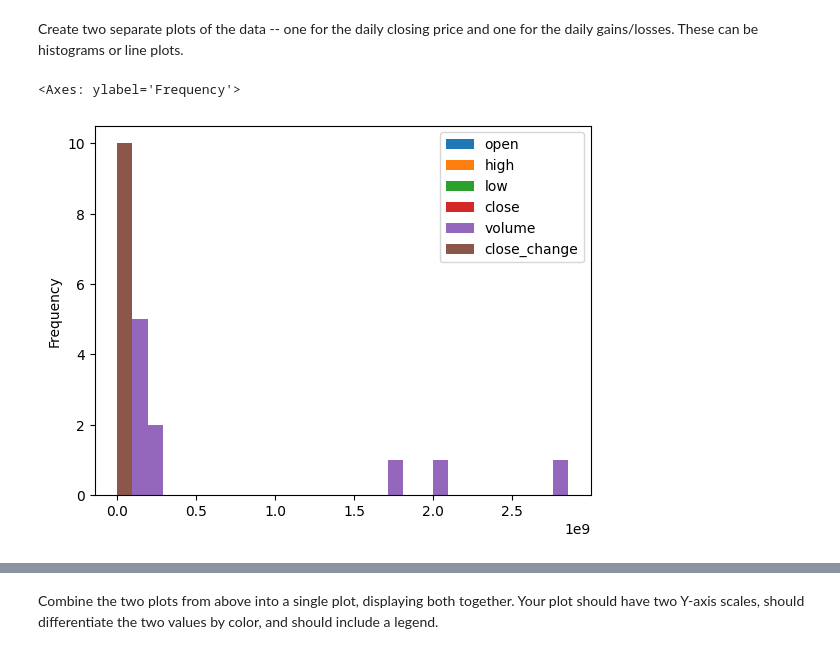
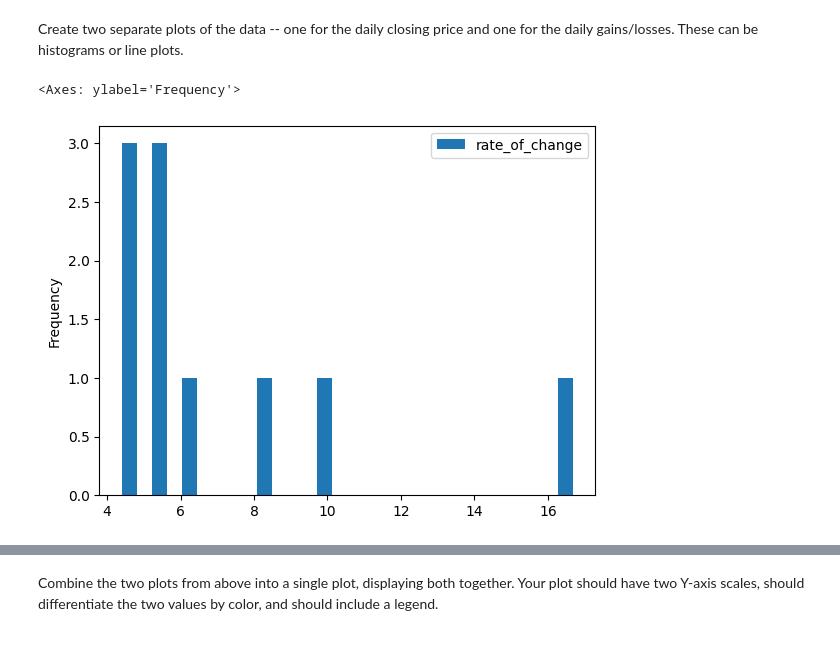
Before and after one commit to kellyham0/DS1002, a Jupyter notebook: Copy_of_Lab_FTX.ipynb, the cells around one changed output, grey strips where cells are left out. Cells and saved outputs as stored; diff of their text form; code cells hidden in the pictures.

```diff
--- a/Copy_of_Lab_FTX.ipynb
+++ b/Copy_of_Lab_FTX.ipynb
@@ -103,8 +104,8 @@ Based on the daily change in closing prices calculated above, identify the top 1
 Display your results in a table showing both the rate of change and their dates.
 # %%
 top_close_change = ftx_cleaned.sort_values('close_change', ascending = False).iloc[:10]
-ten_close = pd.DataFrame({'Rate of Change': top_close_change.close_change,
-                         'Dates': top_close_change.timestamp})
-ten_close['Dates'] = ten_close['Dates'].str.strip('T23:59:59.999Z')
+ten_close = pd.DataFrame({'rate_of_change': top_close_change.close_change,
+                         'dates': top_close_change.timestamp})
+ten_close['dates'] = ten_close['dates'].str.strip('T23:59:59.999Z')
 ten_close
 # %% [output]
@@ -151,7 +159,7 @@ top_bottom_pct
 # %% [markdown]
 Create two separate plots of the data -- one for the daily closing price and one for the daily gains/losses. These can be histograms or line plots.
 # %%
-top_close_change.plot.hist(bins=30)
+ten_close.plot.hist(bins=30)
 # %% [output]
 <Axes: ylabel='Frequency'>
-[figure, old version]
+[figure, new version]
```
Also changed, not shown: parts of 7 cells of this notebook.
